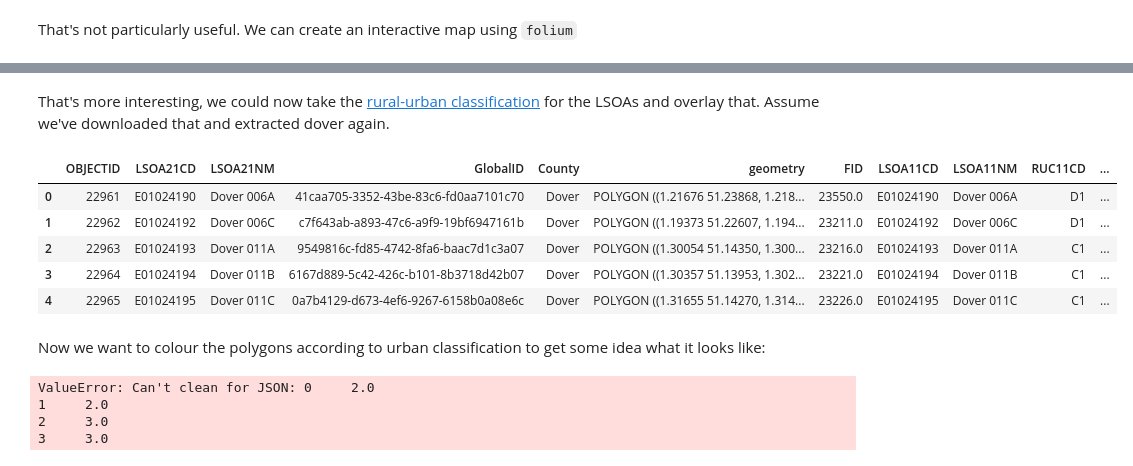
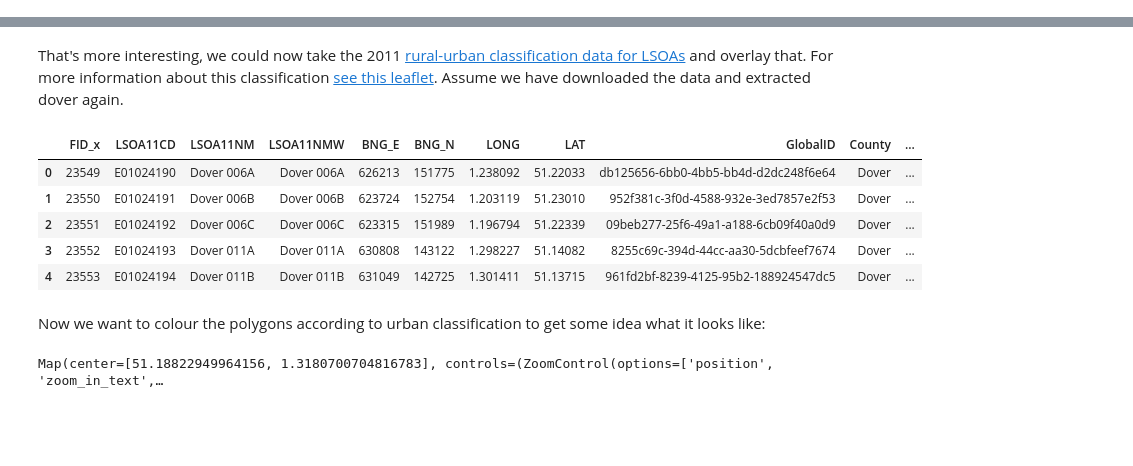
Before and after one commit to staropram/coastal, a Jupyter notebook: maps/Thanet Clusters.ipynb, the cells around one changed output, grey strips where cells are left out. Cells and saved outputs as stored; diff of their text form; code cells hidden in the pictures; blank space fills up the shorter version.

```diff
--- a/maps/Thanet Clusters.ipynb
+++ b/maps/Thanet Clusters.ipynb
@@ -35,7 +25,8 @@ ax.axis('off')
-# %% [markdown]
-That's not particularly useful. We can create an interactive map using `folium`
 # %%
 import folium
+
+# load the data
+dover = gpd.read_file("lsoa_boundaries_dover_2011.geojson")
 
 # centre of the map is going to be the centroid of our dover LSOAs
 # (as lat,lon)
@@ -53,22 +44,22 @@ display(m)
 # %% [output]
 [interactive output not drawn]
 # %% [markdown]
-That's more interesting, we could now take the [rural-urban classification](https://geoportal.statistics.gov.uk/datasets/ons::rural-urban-classification-2011-of-lower-layer-super-output-areas-in-england-and-wales-1) for the LSOAs and overlay that. Assume we've downloaded that and extracted dover again.
+That's more interesting, we could now take the 2011 [rural-urban classification data for LSOAs](https://geoportal.statistics.gov.uk/datasets/ons::rural-urban-classification-2011-of-lower-layer-super-output-areas-in-england-and-wales-1) and overlay that. For more information about this classification [see this leaflet](https://www.ons.gov.uk/file?uri=/methodology/geography/geographicalproducts/ruralurbanclassifications/2011ruralurbanclassification/rucoaleafletmay2015tcm77406351.pdf). Assume we have downloaded the data and extracted dover again.
 # %%
 import pandas as pd
 # load the urban classification
-urban_data = pd.read_csv("LSOA_Rural_Urban_Classifications.csv")
-# do a left join on our dover data, note ONS has not published 2021 classifications yet
-# so the urban column is "LSOA11CD"
-dover = dover.merge(urban_data,left_on="LSOA21CD",right_on="LSOA11CD",how="left")
+urban_data = pd.read_csv("lsoa_rural_urban_classifications_2011.csv")
+# do a left join on our dover data, with the 2011 urban classifications
+dover = dover.merge(urban_data,on=['LSOA11CD','LSOA11NM'],how="left")
+
 dover.head()
 # %% [output]
-|  | OBJECTID | LSOA21CD | LSOA21NM | GlobalID | County | geometry | FID | LSOA11CD | LSOA11NM | RUC11CD | ... |
-| 0 | 22961 | E01024190 | Dover 006A | 41caa705-3352-43be-83c6-fd0aa7101c70 | Dover | POLYGON ((1.21676 51.23868, 1.218... | 23550.0 | E01024190 | Dover 006A | D1 | ... |
-| 1 | 22962 | E01024192 | Dover 006C | c7f643ab-a893-47c6-a9f9-19bf6947161b | Dover | POLYGON ((1.19373 51.22607, 1.194... | 23211.0 | E01024192 | Dover 006C | D1 | ... |
-| 2 | 22963 | E01024193 | Dover 011A | 9549816c-fd85-4742-8fa6-baac7d1c3a07 | Dover | POLYGON ((1.30054 51.14350, 1.300... | 23216.0 | E01024193 | Dover 011A | C1 | ... |
-| 3 | 22964 | E01024194 | Dover 011B | 6167d889-5c42-426c-b101-8b3718d42b07 | Dover | POLYGON ((1.30357 51.13953, 1.302... | 23221.0 | E01024194 | Dover 011B | C1 | ... |
-| 4 | 22965 | E01024195 | Dover 011C | 0a7b4129-d673-4ef6-9267-6158b0a08e6c | Dover | POLYGON ((1.31655 51.14270, 1.314... | 23226.0 | E01024195 | Dover 011C | C1 | ... |
+|  | FID_x | LSOA11CD | LSOA11NM | LSOA11NMW | BNG_E | BNG_N | LONG | LAT | GlobalID | County | ... |
+| 0 | 23549 | E01024190 | Dover 006A | Dover 006A | 626213 | 151775 | 1.238092 | 51.22033 | db125656-6bb0-4bb5-bb4d-d2dc248f6e64 | Dover | ... |
+| 1 | 23550 | E01024191 | Dover 006B | Dover 006B | 623724 | 152754 | 1.203119 | 51.23010 | 952f381c-3f0d-4588-932e-3ed7857e2f53 | Dover | ... |
+| 2 | 23551 | E01024192 | Dover 006C | Dover 006C | 623315 | 151989 | 1.196794 | 51.22339 | 09beb277-25f6-49a1-a188-6cb09f40a0d9 | Dover | ... |
+| 3 | 23552 | E01024193 | Dover 011A | Dover 011A | 630808 | 143122 | 1.298227 | 51.14082 | 8255c69c-394d-44cc-aa30-5dcbfeef7674 | Dover | ... |
+| 4 | 23553 | E01024194 | Dover 011B | Dover 011B | 631049 | 142725 | 1.301411 | 51.13715 | 961fd2bf-8239-4125-95b2-188924547dc5 | Dover | ... |
 # %% [markdown]
 Now we want to colour the polygons according to urban classification to get some idea what it looks like:
 # %%
@@ -78,7 +69,9 @@ from ipyleaflet import Map, GeoData, basemaps, LayersControl, LegendControl
 # Convert the GeoDataFrame to a GeoJSON object
 geo_json_data = json.loads(dover.to_json())
 
+# get a easting,northing coordinates
 dover_projected = dover.to_crs("EPSG:27700")
+
 
 # Now calculate the centroid
 dover_centroid = dover_projected.geometry.centroid
@@ -101,18 +94,31 @@ geo_data = GeoData(geo_dataframe=dover,
 # Add the layer to the map
 m.add_layer(geo_data)
 
-urban_mapping = {
-   'Rural village and dispersed' : 1,
-   'Rural town and fringe' : 2,
-   'Urban city and town' : 3 ,
+# map the class to a colour
+urban_color_map = {
+   'Rural village and dispersed' : '#77dd77',
+   'Rural town and fringe' : '#fdfd96',
+   'Urban city and town' : '#ffb347',
 }
 
-dover['urban_class'] = dover.RUC11.map(urban_mapping)
+
+dover['urban_color_map'] = dover.RUC11.map(urban_color_map)
+
+def style_function(feature):
+    urban_class_color = dover.loc[dover['LSOA11CD'] == feature['id'], 'urban_class_color'].values[0]
+    return {
+        'color': 'black',
+        'fillColor': urban_class_color,
+        'opacity':0.05,
+        'weight':1.9,
+        'dashArray':'2',
+        'fillOpacity':0.6
+    }
 
 
 geo_data_classified = GeoData(
     geo_dataframe = dover,
-    style={'color': 'black', 'fillColor': dover.urban_class, 'opacity':0.05, 'weight':1.9, 'dashArray':'2', 'fillOpacity':0.6},
+    style_callback=style_function,
     name='LUC11 Classification'
 )
 
@@ -130,8 +136,5 @@ m.add_control(legend)
 # Display the map
 m
 # %% [output]
-ValueError: Can't clean for JSON: 0     2.0
-1     2.0
-2     3.0
-3     3.0
+Map(center=[51.18822949964156, 1.3180700704816783], controls=(ZoomControl(options=['position', 'zoom_in_text',…
 # %%
```
Also changed, not shown: parts of 3 cells of this notebook, 5 other files.
